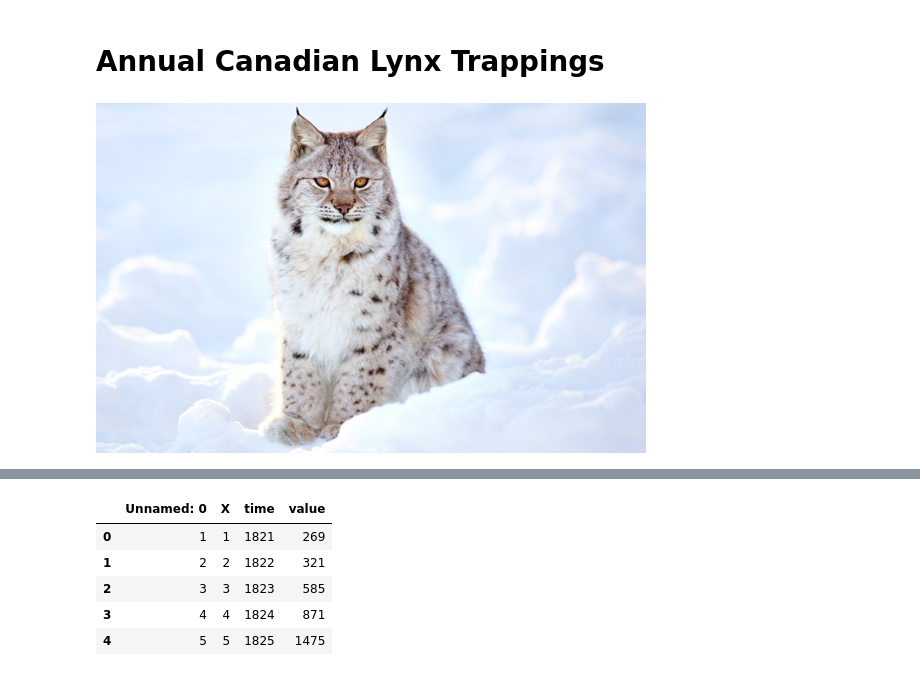
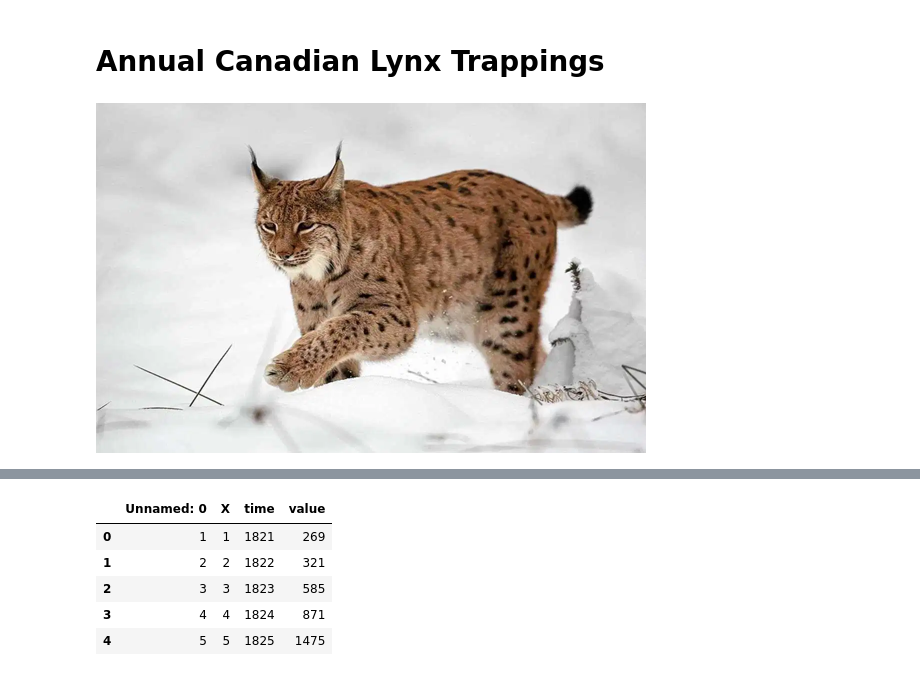
Before and after one commit to manepiliposyan/timeseries, a Jupyter notebook: Analysis.ipynb, the cells around one changed output, grey strips where cells are left out. Drawn from its saved outputs; the diff is of its cells as text; code cells hidden in the pictures.

```diff
--- a/Analysis.ipynb
+++ b/Analysis.ipynb
@@ -18,6 +19,6 @@ warnings.filterwarnings("ignore")
 # Annual Canadian Lynx Trappings
 # %%
 
-Image.open("nkar.jpg").resize((550,350))
+Image.open("nkar.png").resize((550,350))
 # %% [output]
-[figure, old version]
+[figure, new version]
```
Also changed, not shown: parts of 22 cells of this notebook, 3 other files.
